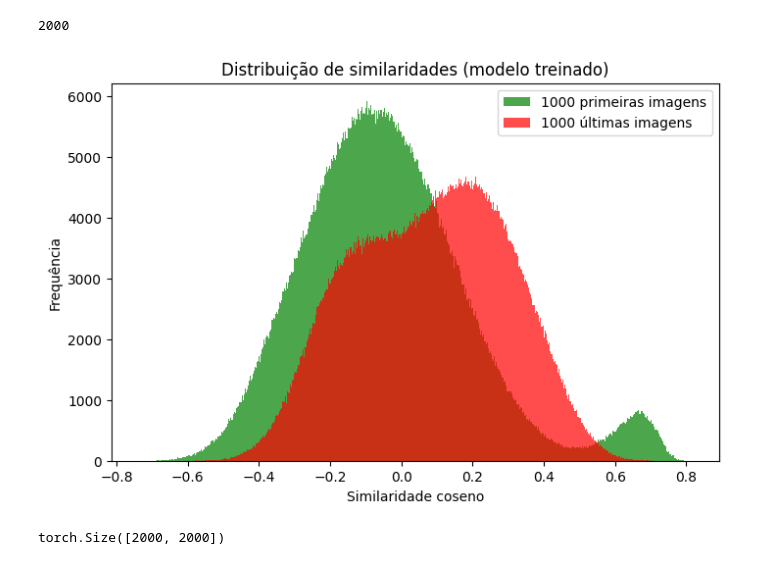
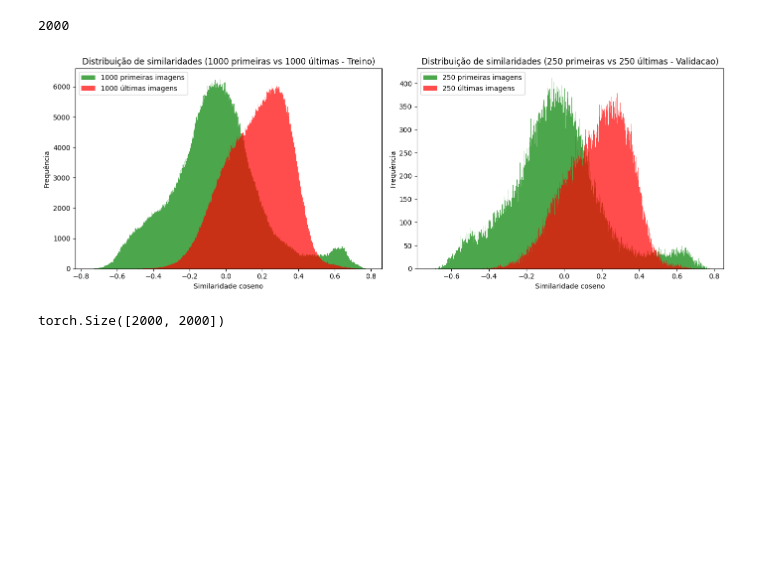
Before and after one commit to Krayth/TCC-graphs-CLIP-test2, a Jupyter notebook: Treinamento.ipynb, the cells around one changed output. Cells and saved outputs as stored; diff of their text form; code cells hidden in the pictures; blank space fills up the shorter version.

Commit message:
training notebook and dataset update - added splitted datasets and adapted the training to support it

```diff
--- a/Treinamento.ipynb
+++ b/Treinamento.ipynb
@@ -156,45 +198,39 @@ Silhueta: 0.2415
 len(ds_train)
 # %% [output]
 2000
+# %%
+# Calcula similaridades
+sims_train = compute_sims(model, ds_train, device=device)
+sims_valid = compute_sims(model, ds_valid, device=device)
 # %%
-def compute_sims(model, ds, device="cpu"):
-    model.eval()
-    all_image_embs = []
-    all_texts = []
+# Histograma comparando 1000 primeiras vs 1000 últimas imagens com todos os textos - treino
+sims_first1000 = sims_train[:1000].reshape(-1)
+sims_last1000 = sims_train[-1000:].reshape(-1)
 
-    with torch.no_grad():
-        for imgs, texts in ds:
-            imgs = imgs.to(device).unsqueeze(0)
-            all_image_embs.append(model.project_images(imgs))
-            all_texts.append(texts)  # mantém lista de strings
+# Histograma comparando 250 primeiras vs 250 últimas imagens com todos os textos - validacao
+sims_first250 = sims_valid[:250].reshape(-1)
+sims_last250 = sims_valid[-250:].reshape(-1)
 
-        # concatena embeddings de todas as imagens
-        image_embs = torch.cat(all_image_embs, dim=0)  # (num_images, dim)
+fig, axes = plt.subplots(1, 2, figsize=(14, 5))
 
-        # codifica todos os textos
-        text_embs = model.project_texts(all_texts).to(device)  # (num_texts, dim)
+# Histograma 1000 vs 1000
+axes[0].hist(sims_first1000.cpu().numpy(), bins=1000, alpha=0.7, color="green", label="1000 primeiras imagens")
+axes[0].hist(sims_last1000.cpu().numpy(), bins=1000, alpha=0.7, color="red", label="1000 últimas imagens")
+axes[0].set_title("Distribuição de similaridades (1000 primeiras vs 1000 últimas - Treino)")
+axes[0].set_xlabel("Similaridade coseno")
+axes[0].set_ylabel("Frequência")
+axes[0].legend()
 
-        # matriz de similaridade coseno
-        sims = torch.matmul(image_embs, text_embs.T)  # (num_images, num_texts)
+# Histograma 250 vs 250
+axes[1].hist(sims_first250.cpu().numpy(), bins=1000, alpha=0.7, color="green", label="250 primeiras imagens")
+axes[1].hist(sims_last250.cpu().numpy(), bins=1000, alpha=0.7, color="red", label="250 últimas imagens")
+axes[1].set_title("Distribuição de similaridades (250 primeiras vs 250 últimas - Validacao)")
+axes[1].set_xlabel("Similaridade coseno")
+axes[1].set_ylabel("Frequência")
+axes[1].legend()
 
-    return sims
-
-# Calcula similaridades
-sims = compute_sims(model, ds_train, device=device)
-
-# Histograma comparando 1000 primeiras vs 1000 últimas imagens com todos os textos
-sims_first1000 = sims[:1000].reshape(-1)
-sims_last1000 = sims[-1000:].reshape(-1)
-
-plt.figure(figsize=(8,5))
-plt.hist(sims_first1000.cpu().numpy(), bins=1000, alpha=0.7, color="green", label="1000 primeiras imagens")
-plt.hist(sims_last1000.cpu().numpy(), bins=1000, alpha=0.7, color="red", label="1000 últimas imagens")
-
-plt.xlabel("Similaridade coseno")
-plt.ylabel("Frequência")
-plt.title("Distribuição de similaridades (modelo treinado)")
-plt.legend()
+plt.tight_layout()
 plt.show()
 # %% [output]
-[figure, old version]
+[figure, new version]
 # %%
```
Also changed, not shown: parts of 17 cells of this notebook, 1 other file.
